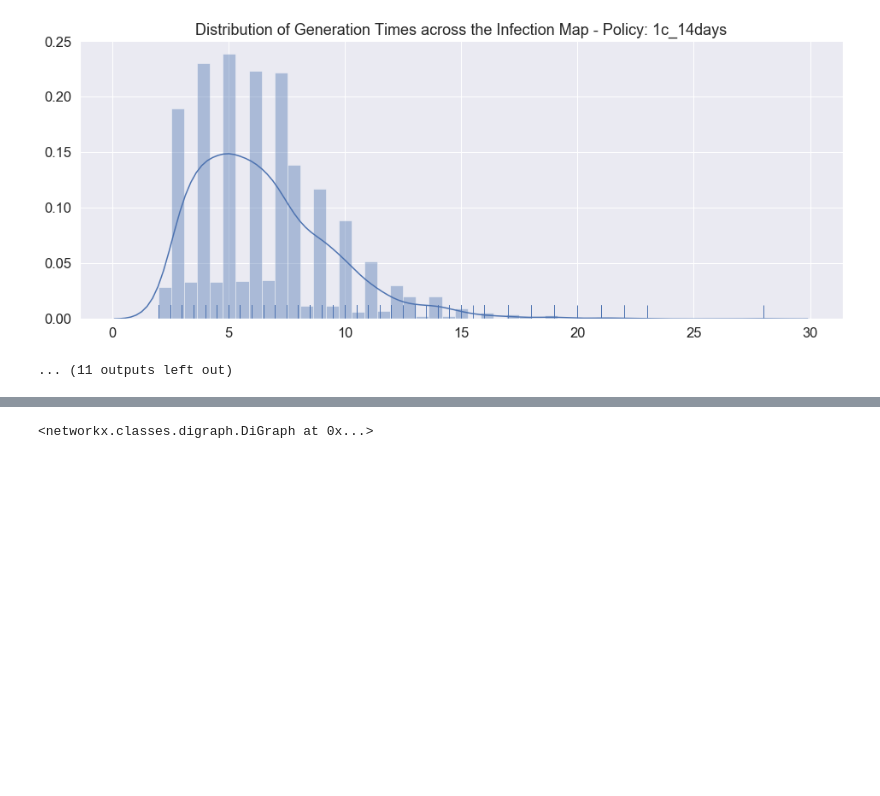
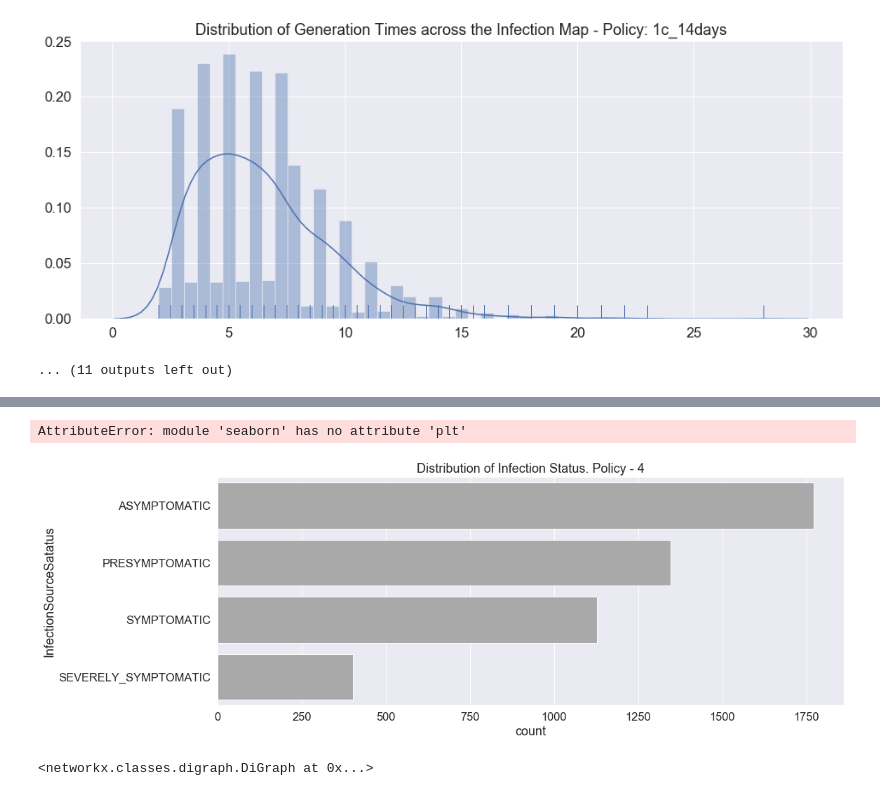
Before and after one commit to ScottishCovidResponse/scrc-vis-modelling, a Jupyter notebook: ContactTracing/GraphVisualisation/StaticInfectionMaps/PolicyComparison.ipynb, the cells around one changed output, grey strips where cells are left out. Drawn from its saved outputs; the diff is of its cells as text; code cells hidden in the pictures; blank space fills up the shorter version.

```diff
--- a/ContactTracing/GraphVisualisation/StaticInfectionMaps/PolicyComparison.ipynb
+++ b/ContactTracing/GraphVisualisation/StaticInfectionMaps/PolicyComparison.ipynb
@@ -338,3 +392,22 @@ for i, policyName in enumerate(policyFileNameExt):
+# %%
+# OK, let's look at whether infection source types are changing dramatically.
+
+#graphProcessingResults[i][1]
+
+policyIndexToDisplay = 22
+infectionSourceStatusDistributions = graphProcessingResults[policyIndexToDisplay][2]
+plot_df = pd.DataFrame(infectionSourceStatusDistributions,columns =['InfectionSourceSatatus'])
+
+sns.set(font="Helvetica")
+sns.set(font_scale=1.5)
+plt.figure(figsize=(16, 6))
+sns.countplot(data = plot_df, y = "InfectionSourceSatatus", color="#A9A9A9", order = plot_df['InfectionSourceSatatus'].value_counts().index).set_title("Distribution of Infection Status. Policy - " + policyFileNameExt[policyIndexToDisplay]);
+sns.plt.xlim(0, 2000)
+
+#sns.catplot(y="newStatus", kind="count", data=infectionSourceStatusDistributions, color="#A9A9A9");
+# %% [output]
+AttributeError: module 'seaborn' has no attribute 'plt'
+[figure, added]
 # %%
 
 conversionResult = convertInfectionMapToNetworkXGraph('../../data/2020_07_01_newSet/infectionMap.txt')
```
Also changed, not shown: parts of 5 cells of this notebook, 6 other files.
